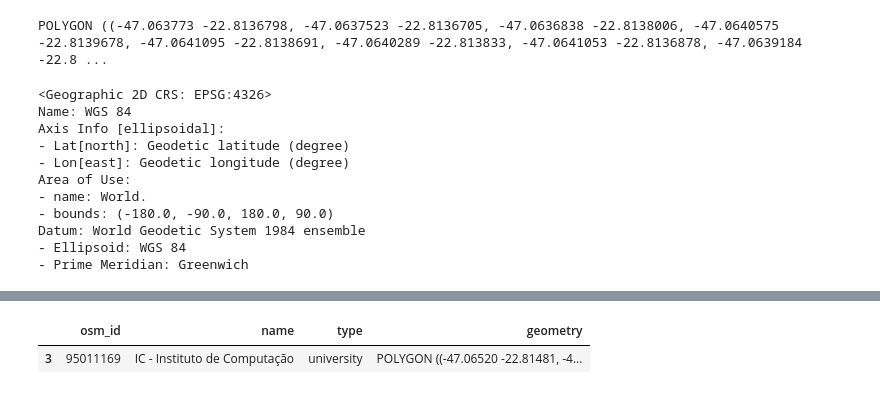
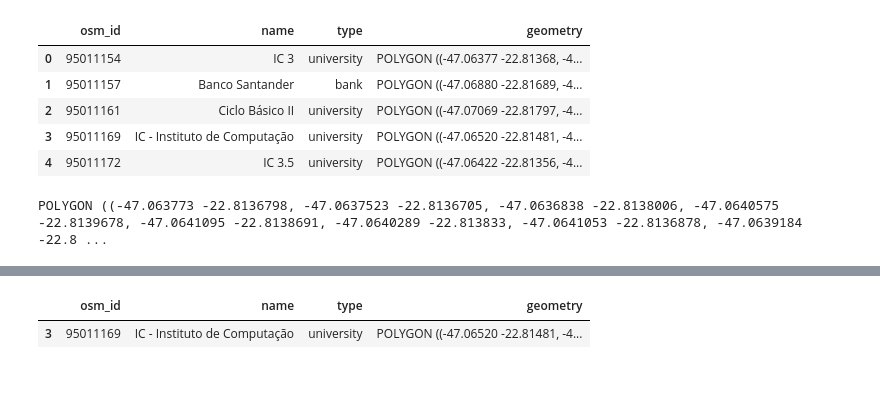
Before and after one commit to wasp-lahis/ns3-bmap, a Jupyter notebook: Geopandas-Unicamp.ipynb, the cells around one changed output, grey strips where cells are left out. Drawn from its saved outputs; the diff is of its cells as text; code cells hidden in the pictures.

```diff
--- a/Geopandas-Unicamp.ipynb
+++ b/Geopandas-Unicamp.ipynb
@@ -26,18 +24,14 @@ unicamp_df.head()
+# %%
+unicamp_df = gpd.read_file('unicamp/shape/buildings.shp')
+unicamp_df.head()
+# %% [output]
+|  | osm_id | name | type | geometry |
+| 0 | 95011154 | IC 3 | university | POLYGON ((-47.06377 -22.81368, -4... |
+| 1 | 95011157 | Banco Santander | bank | POLYGON ((-47.06880 -22.81689, -4... |
+| 2 | 95011161 | Ciclo Básico II | university | POLYGON ((-47.07069 -22.81797, -4... |
+| 3 | 95011169 | IC - Instituto de Computação | university | POLYGON ((-47.06520 -22.81481, -4... |
+| 4 | 95011172 | IC 3.5 | university | POLYGON ((-47.06422 -22.81356, -4... |
 # %%
 print(unicamp_df.geometry.iloc[0])
 # %% [output]
 POLYGON ((-47.063773 -22.8136798, -47.0637523 -22.8136705, -47.0636838 -22.8138006, -47.0640575 -22.8139678, -47.0641095 -22.8138691, -47.0640289 -22.813833, -47.0641053 -22.8136878, -47.0639184 -22.8 ...
-# %%
-unicamp_df.crs
-# %% [output]
-<Geographic 2D CRS: EPSG:4326>
-Name: WGS 84
-Axis Info [ellipsoidal]:
-- Lat[north]: Geodetic latitude (degree)
-- Lon[east]: Geodetic longitude (degree)
-Area of Use:
-- name: World.
-- bounds: (-180.0, -90.0, 180.0, 90.0)
-Datum: World Geodetic System 1984 ensemble
-- Ellipsoid: WGS 84
-- Prime Meridian: Greenwich
```
Also changed, not shown: parts of 8 cells of this notebook.
